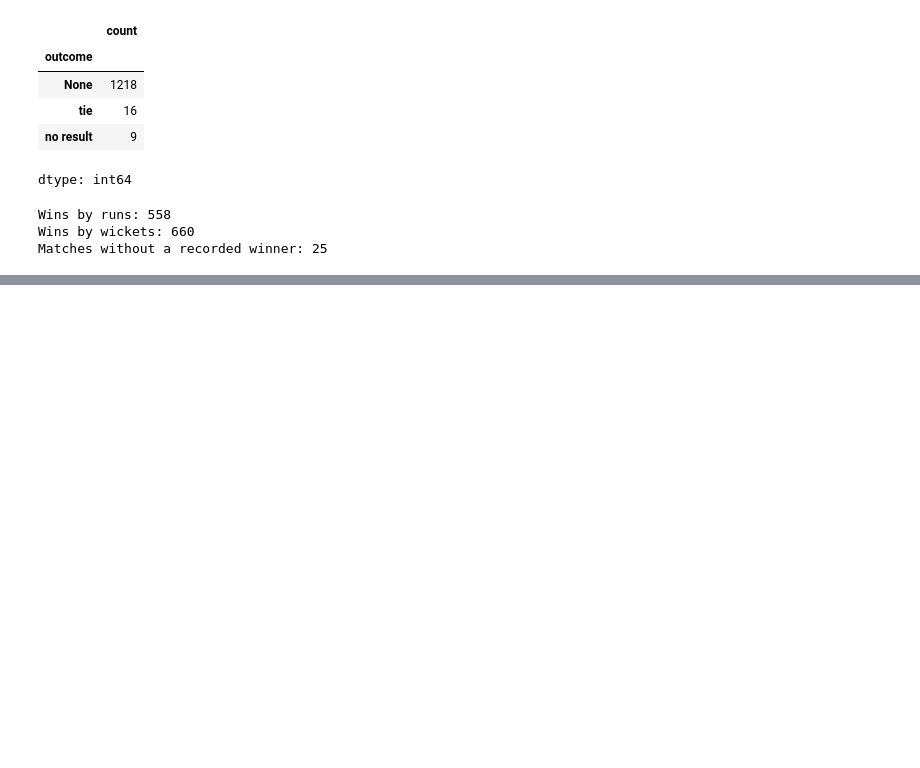
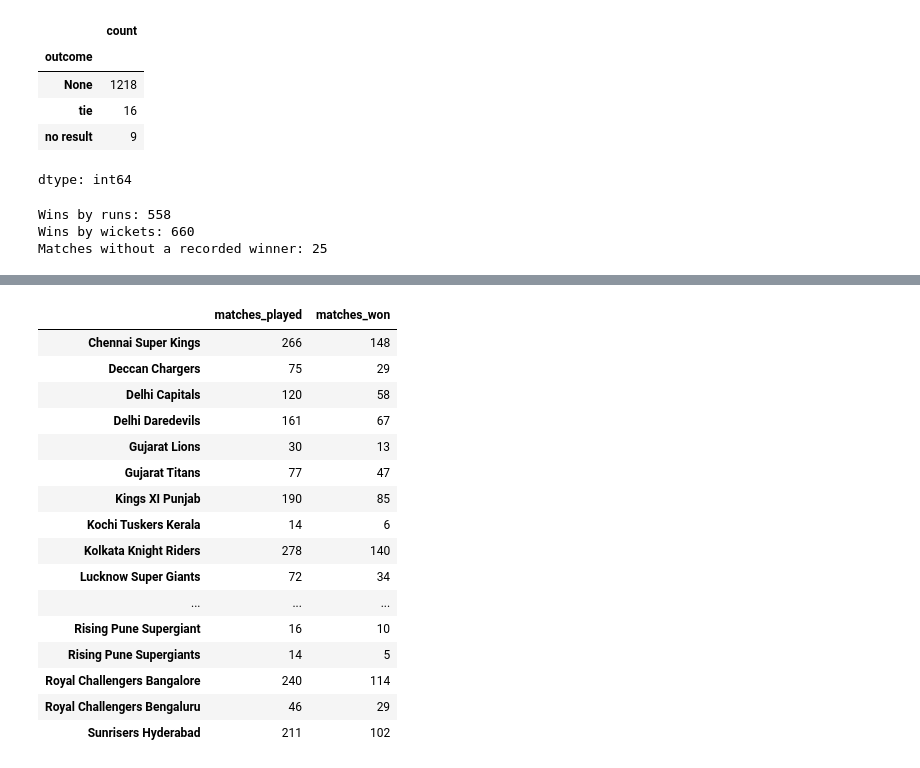
Before and after one commit to shubhampk37/data-analysis-practice, a Jupyter notebook: EDA/01_IPL/analysis.ipynb, the cells around one changed output, grey strips where cells are left out. Saved outputs shown, nothing was run; the diff lists cells and outputs as text; code cells hidden in the pictures; blank space fills up the shorter version.

```diff
--- a/EDA/01_IPL/analysis.ipynb
+++ b/EDA/01_IPL/analysis.ipynb
@@ -362,0 +416,27 @@ Matches without a recorded winner: 25
+# %%
+team_summary = pd.DataFrame({
+    "matches_played": team_appearances,
+    "matches_won": team_wins
+}).fillna(0)
+
+team_summary["matches_won"] = team_summary["matches_won"].astype(int)
+
+team_summary
+# %% [output]
+|  | matches_played | matches_won |
+| Chennai Super Kings | 266 | 148 |
+| Deccan Chargers | 75 | 29 |
+| Delhi Capitals | 120 | 58 |
+| Delhi Daredevils | 161 | 67 |
+| Gujarat Lions | 30 | 13 |
+| Gujarat Titans | 77 | 47 |
+| Kings XI Punjab | 190 | 85 |
+| Kochi Tuskers Kerala | 14 | 6 |
+| Kolkata Knight Riders | 278 | 140 |
+| Lucknow Super Giants | 72 | 34 |
+| ... | ... | ... |
+| Rising Pune Supergiant | 16 | 10 |
+| Rising Pune Supergiants | 14 | 5 |
+| Royal Challengers Bangalore | 240 | 114 |
+| Royal Challengers Bengaluru | 46 | 29 |
+| Sunrisers Hyderabad | 211 | 102 |
```
Also changed, not shown: parts of 4 cells of this notebook.
